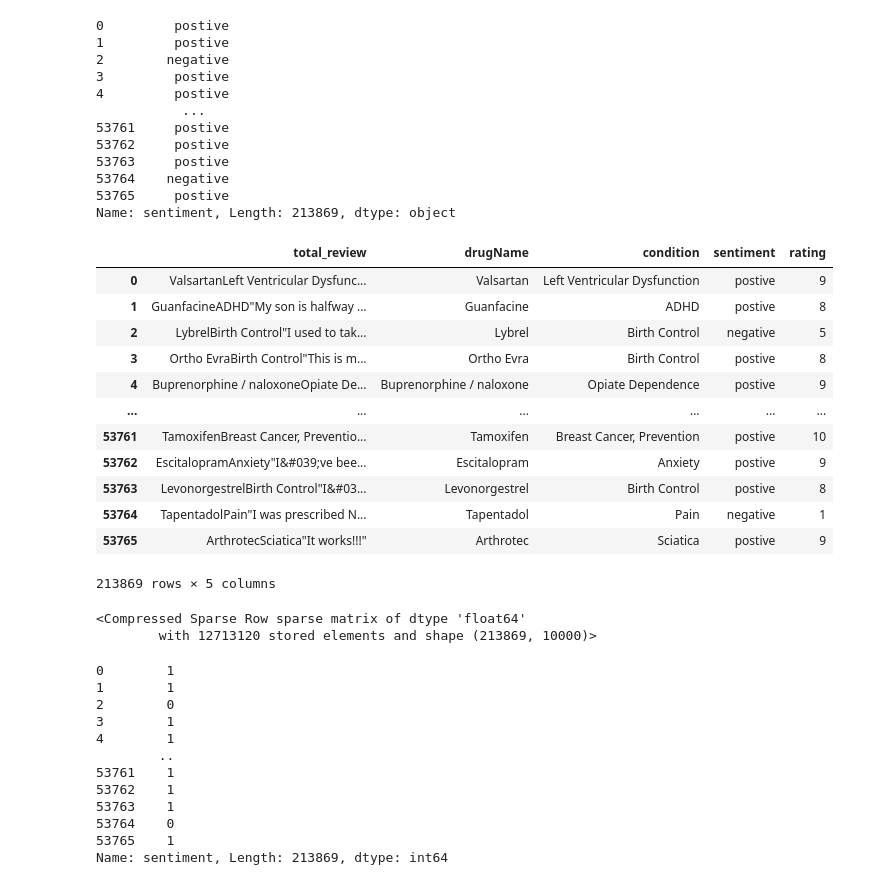
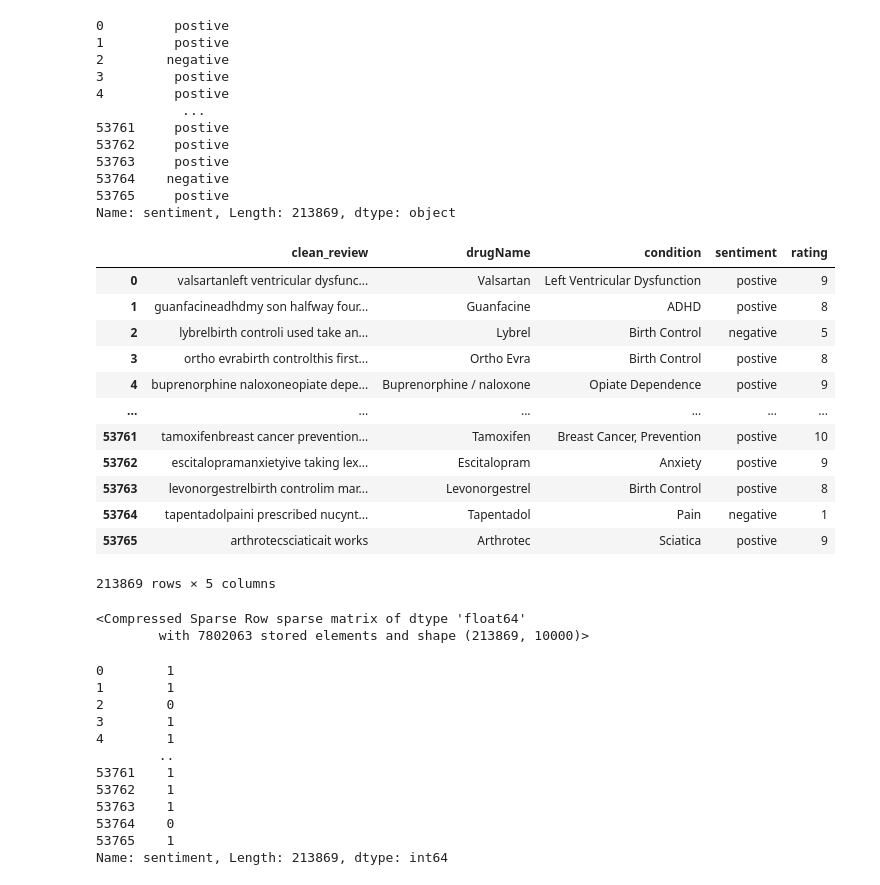
Before and after one commit to PankajMishra99/Medicine_Reviews, a Jupyter notebook: notebooks/model_traing.ipynb, the cells around one changed output. Drawn from its saved outputs; the diff is of its cells as text; code cells hidden in the pictures.

```diff
--- a/notebooks/model_traing.ipynb
+++ b/notebooks/model_traing.ipynb
@@ -129,7 +129,7 @@ df.head()
 | 3 | 138000 | Ortho Evra | Birth Control | "This is my first time using any ... | 8 | 2015-11-03 | 10 | Ortho EvraBirth Control"This is m... |
 | 4 | 35696 | Buprenorphine / naloxone | Opiate Dependence | "Suboxone has completely turned m... | 9 | 2016-11-27 | 37 | Buprenorphine / naloxoneOpiate De... |
 # %%
-df['clean_review'] = (df['total_review']
+df['clean_review'] = (df['clean_review']
                       .str.lower()
                       .str.replace(r'\d','',regex=True)
                       .str.replace(r'[^\w\s]','',regex=True)
@@ -184,20 +184,20 @@ df['sentiment']
 53765     postive
 Name: sentiment, Length: 213869, dtype: object
 # %%
-df_clean= df[['total_review','drugName','condition','sentiment','rating']]
+df_clean= df[['clean_review','drugName','condition','sentiment','rating']]
 df_clean
 # %% [output]
-|  | total_review | drugName | condition | sentiment | rating |
-| 0 | ValsartanLeft Ventricular Dysfunc... | Valsartan | Left Ventricular Dysfunction | postive | 9 |
-| 1 | GuanfacineADHD"My son is halfway ... | Guanfacine | ADHD | postive | 8 |
-| 2 | LybrelBirth Control"I used to tak... | Lybrel | Birth Control | negative | 5 |
-| 3 | Ortho EvraBirth Control"This is m... | Ortho Evra | Birth Control | postive | 8 |
-| 4 | Buprenorphine / naloxoneOpiate De... | Buprenorphine / naloxone | Opiate Dependence | postive | 9 |
+|  | clean_review | drugName | condition | sentiment | rating |
+| 0 | valsartanleft ventricular dysfunc... | Valsartan | Left Ventricular Dysfunction | postive | 9 |
+| 1 | guanfacineadhdmy son halfway four... | Guanfacine | ADHD | postive | 8 |
+| 2 | lybrelbirth controli used take an... | Lybrel | Birth Control | negative | 5 |
+| 3 | ortho evrabirth controlthis first... | Ortho Evra | Birth Control | postive | 8 |
+| 4 | buprenorphine naloxoneopiate depe... | Buprenorphine / naloxone | Opiate Dependence | postive | 9 |
 | ... | ... | ... | ... | ... | ... |
-| 53761 | TamoxifenBreast Cancer, Preventio... | Tamoxifen | Breast Cancer, Prevention | postive | 10 |
-| 53762 | EscitalopramAnxiety"I&#039;ve bee... | Escitalopram | Anxiety | postive | 9 |
-| 53763 | LevonorgestrelBirth Control"I&#03... | Levonorgestrel | Birth Control | postive | 8 |
-| 53764 | TapentadolPain"I was prescribed N... | Tapentadol | Pain | negative | 1 |
-| 53765 | ArthrotecSciatica"It works!!!" | Arthrotec | Sciatica | postive | 9 |
+| 53761 | tamoxifenbreast cancer prevention... | Tamoxifen | Breast Cancer, Prevention | postive | 10 |
+| 53762 | escitalopramanxietyive taking lex... | Escitalopram | Anxiety | postive | 9 |
+| 53763 | levonorgestrelbirth controlim mar... | Levonorgestrel | Birth Control | postive | 8 |
+| 53764 | tapentadolpaini prescribed nucynt... | Tapentadol | Pain | negative | 1 |
+| 53765 | arthrotecsciaticait works | Arthrotec | Sciatica | postive | 9 |
 213869 rows × 5 columns
 # %%
@@ -205,13 +205,13 @@ x_review=df_clean['total_review']
 y=df_clean['sentiment']
 # x_train,x_test,y_train,y_test = train_test_split(x,y,test_size=0.2,random_state=42)
 # %%
-from sklearn.feature_extraction.text import TfidfVectorizer
-tf = TfidfVectorizer(max_features=10000)
-x_review_vector = tf.fit_transform(x_review)
-x_review_vector
+# from sklearn.feature_extraction.text import TfidfVectorizer
+# tf = TfidfVectorizer(max_features=10000)
+# x_review_vector = tf.fit_transform(x_review)
+# x_review_vector
 # %% [output]
 <Compressed Sparse Row sparse matrix of dtype 'float64'
-        with 12713120 stored elements and shape (213869, 10000)>
+        with 7802063 stored elements and shape (213869, 10000)>
 # %%
 y=y.map({'postive':1,'negative':0})
 y
```
Also changed, not shown: parts of 18 cells of this notebook.
